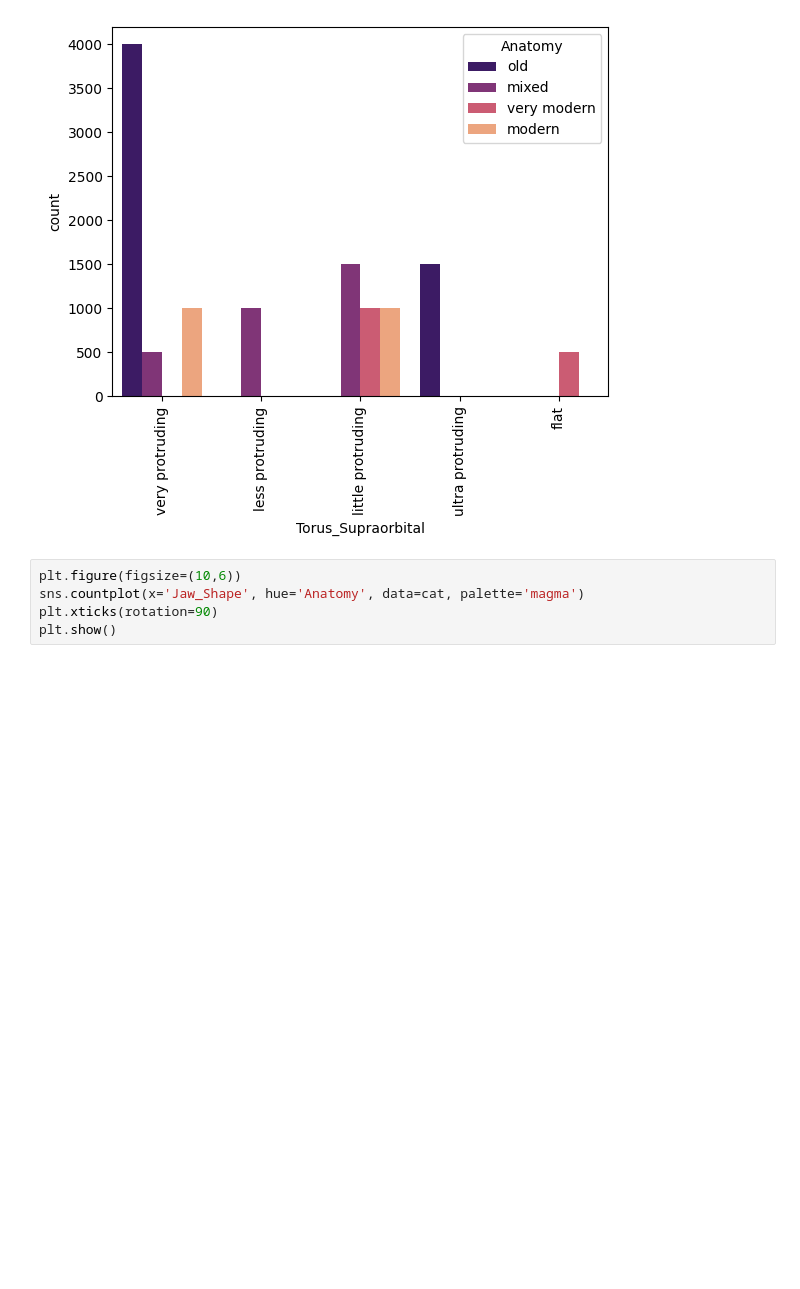
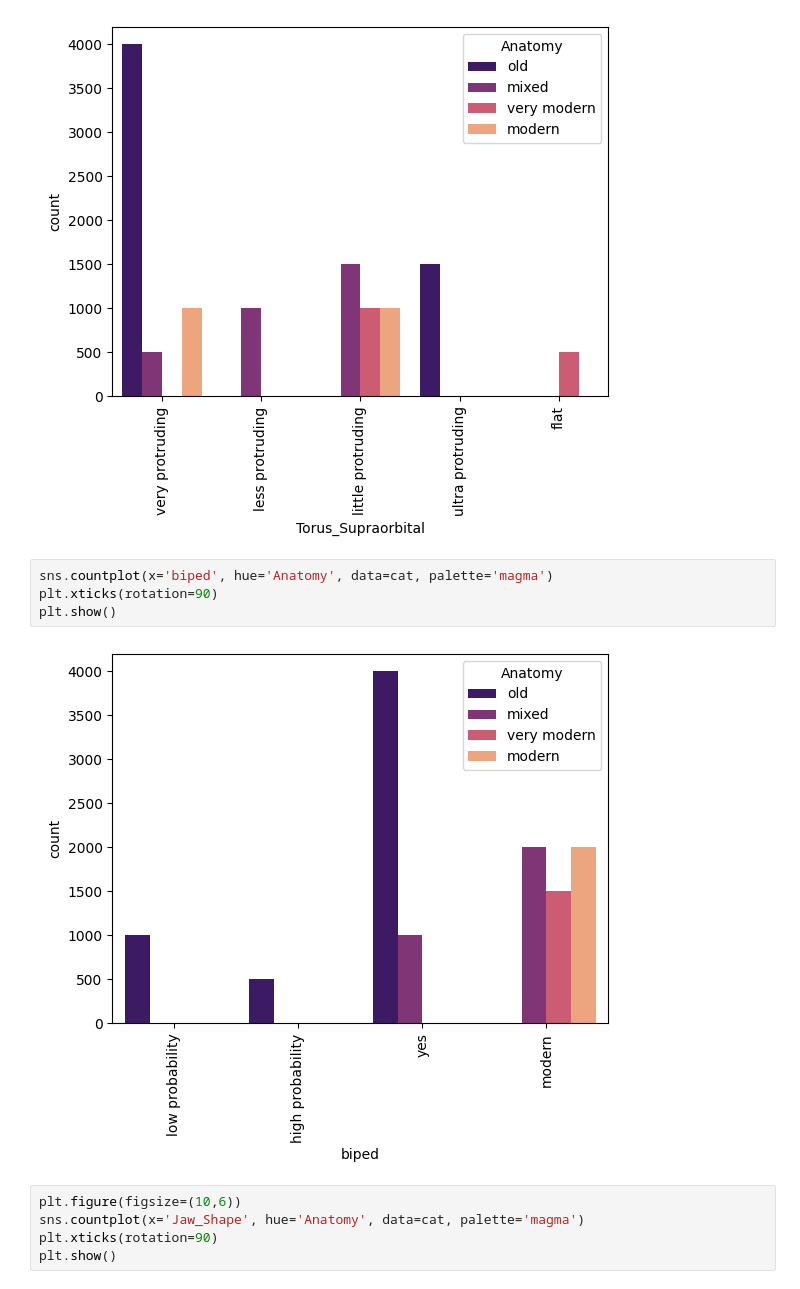
Before and after one commit to atakanerdogn/DATA-since-9-April, a Jupyter notebook: evolution.ipynb, the cells around one changed output. Drawn from its saved outputs; the diff is of its cells as text; blank space fills up the shorter version.

```diff
--- a/evolution.ipynb
+++ b/evolution.ipynb
@@ -199,6 +262,12 @@ plt.xticks(rotation=90)
 plt.show()
 # %% [output]
 [figure]
+# %%
+sns.countplot(x='biped', hue='Anatomy', data=cat, palette='magma')
+plt.xticks(rotation=90)
+plt.show()
+# %% [output]
+[figure, added]
 # %%
 plt.figure(figsize=(10,6))
 sns.countplot(x='Jaw_Shape', hue='Anatomy', data=cat, palette='magma')
```
Also changed, not shown: parts of 5 cells of this notebook.
